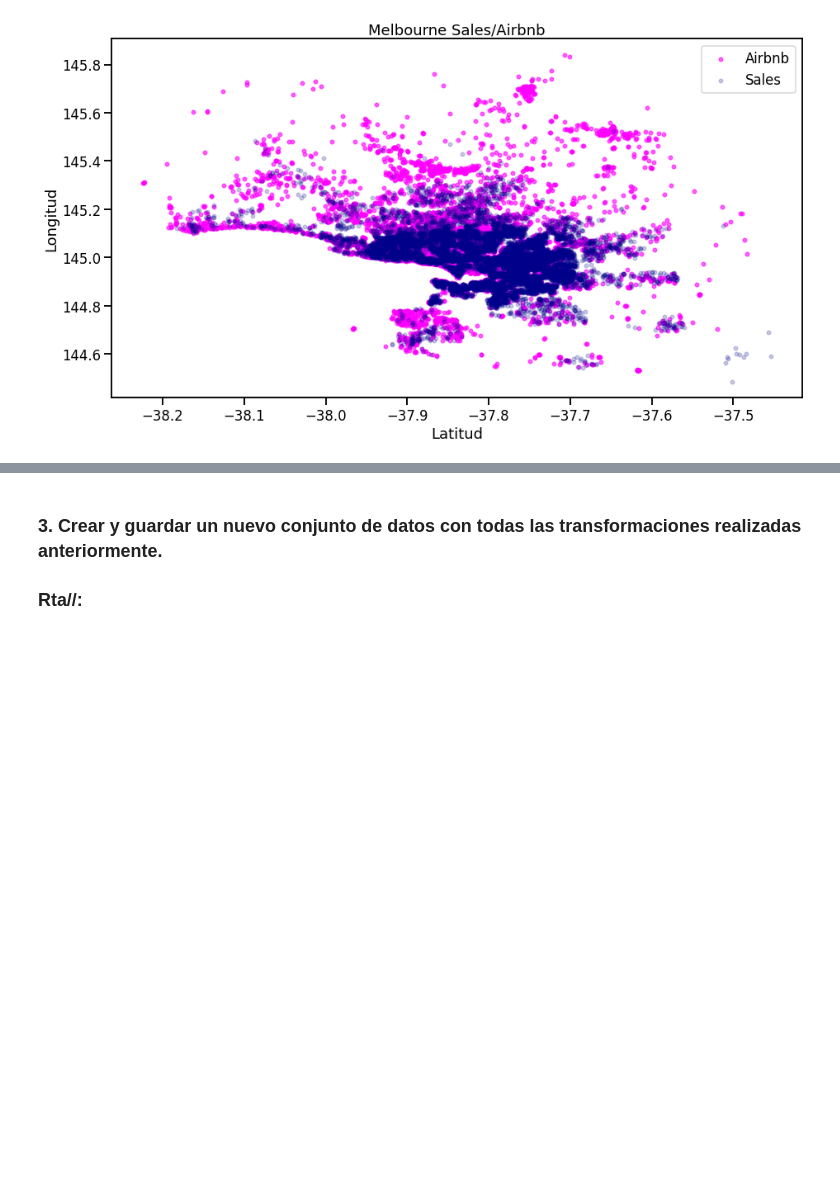
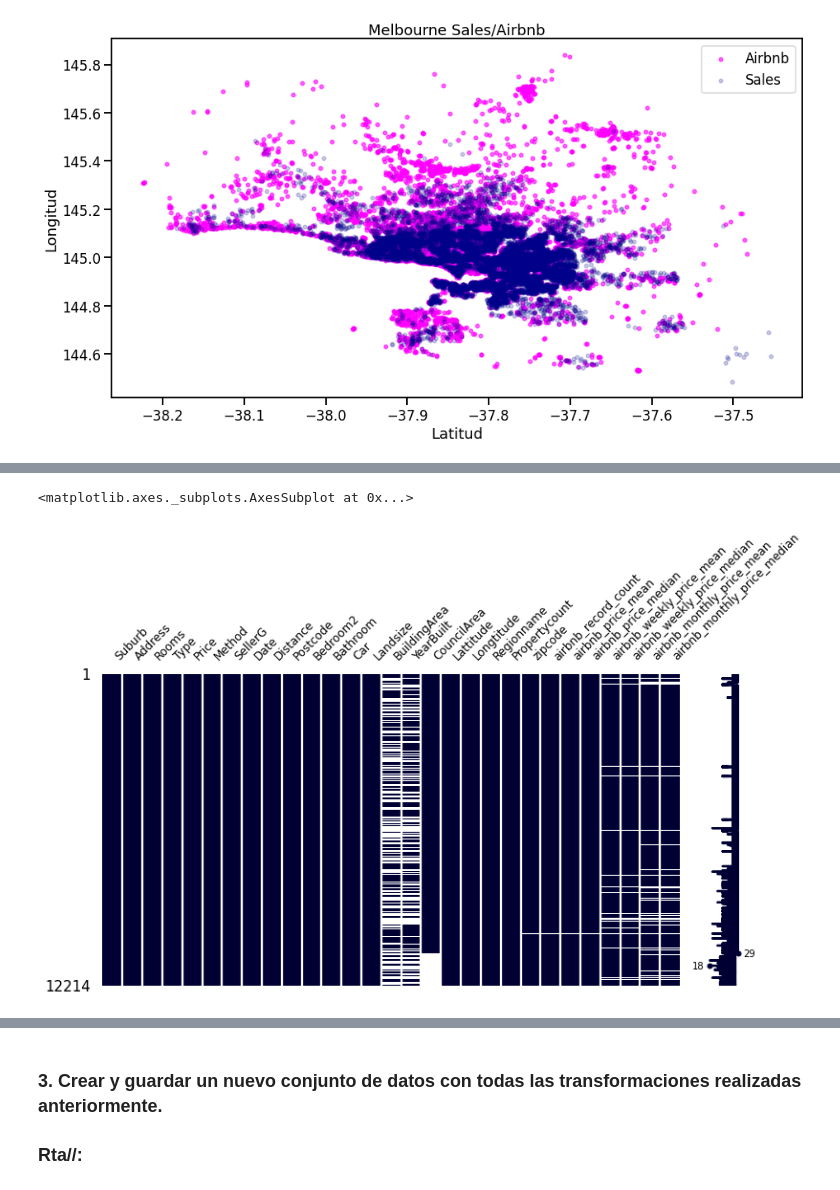
Before and after one commit to Grupo242022/EyCD, a Jupyter notebook: Entregable_2_Nico_parte1_ejercicio2.ipynb, the cells around one changed output, grey strips where cells are left out. Saved outputs shown, nothing was run; the diff lists cells and outputs as text; code cells hidden in the pictures; blank space fills up the shorter version.

```diff
--- a/Entregable_2_Nico_parte1_ejercicio2.ipynb
+++ b/Entregable_2_Nico_parte1_ejercicio2.ipynb
@@ -568,0 +656,5 @@ plt.show()
+# %%
+msno.matrix(df_merged_sales,figsize=(12, 6), fontsize=12, color=[0,0,0.2])
+# %% [output]
+<matplotlib.axes._subplots.AxesSubplot at 0x...>
+[figure, added]
```
Also changed, not shown: parts of 7 cells of this notebook.
